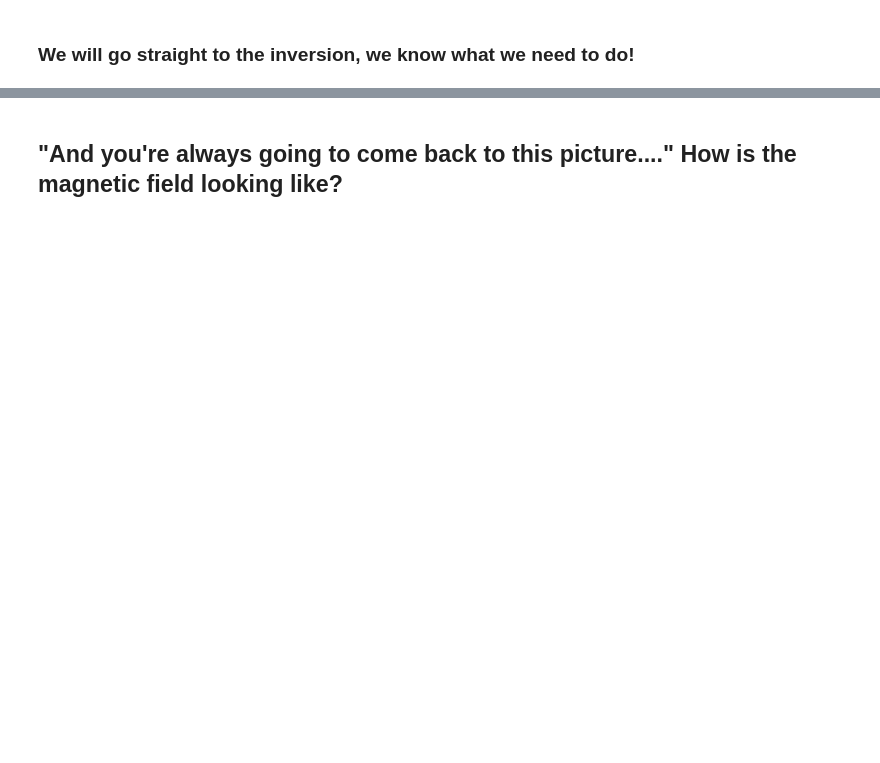
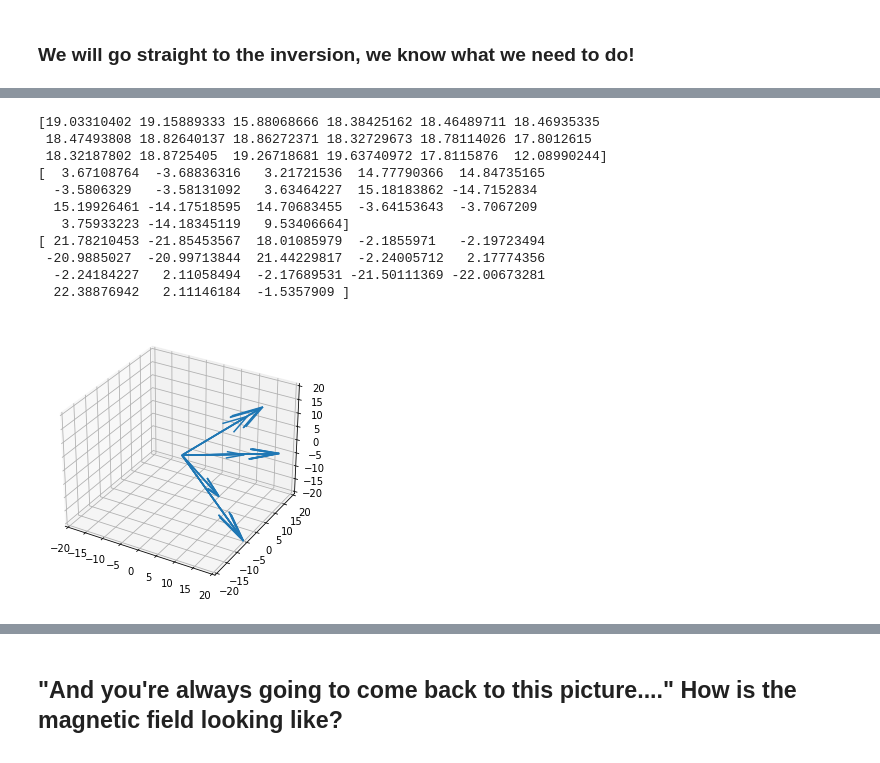
Before and after one commit to ivanzmilic/dkist_workshop_5, a Jupyter notebook: Hanle_single_profile_inversion.ipynb, the cells around one changed output, grey strips where cells are left out. Saved outputs shown, nothing was run; the diff lists cells and outputs as text; code cells hidden in the pictures; blank space fills up the shorter version.

```diff
--- a/Hanle_single_profile_inversion.ipynb
+++ b/Hanle_single_profile_inversion.ipynb
@@ -121,3 +131,5 @@ plt.plot(ll-10830,fit[0,3,:])
+# %%
+good = [0]
 # %%
 result['ch1'].keys()
 # Print them neatly:
@@ -172,10 +206,10 @@ Text(0.5, 0, 'Wavelength')
 # %%
 # First the wavelength axis
 n_wvl = len(ll)
-np.savetxt('10830_A6.wavelength', ll, header='lambda')
+np.savetxt('10830_A8.wavelength', ll, header='lambda')
 
 # Then we will save something called, 'weigths', this will allow us to fine-tune the inversion if needed.
-f = open('10830_A6.weights', 'w')
+f = open('10830_A8.weights', 'w')
 f.write('# WeightI WeightQ WeightU WeightV\n')
 for i in range(n_wvl):
     f.write('1.0    1.0   1.0   1.0\n')
@@ -185,7 +219,7 @@ stokes_to_fit = stokes
 
 # And finally, the 'observed' Stokes parameters:
 
-f = open('10830_A6_stokes.1d', 'wb')
+f = open('10830_A8_stokes.1d', 'wb')
 f.write(b'# LOS theta_LOS, phi_LOS, gamma_LOS\n')
 f.write(b'90.0 0.0 90.0\n') # This should be identical to the above otherwise we will get inconsistent results.
                             # this is something you should know from the observations
@@ -248,0 +293,2 @@ plt.plot(ll-10830,fit[r,3,:])
+# %%
+good = np.array([0,1,2,3,4,5,7,8,9,10,12,13,14,15,16,17,18,19])
@@ -248,0 +299,37 @@ plt.plot(ll-10830,fit[r,3,:])
+# %%
+%matplotlib inline
+from mpl_toolkits.mplot3d import Axes3D
+
+Bx = result['ch1']['Bx'][0,good,0]
+By = result['ch1']['By'][0,good,0]
+Bz = result['ch1']['Bz'][0,good,0]
+print (Bx)
+print (By)
+print (Bz)
+
+vectors = np.zeros([len(good),6])
+for i in range(0,len(good)):
+    #vectors[i] = np.array([[0, 0, 0, params_original[0],params_original[1],params_original[2]], [0, 0, 0, Bx,By,Bz]])
+    vectors[i] = [0,0,0,Bx[i],By[i],Bz[i]]
+
+X, Y, Z, U, V, W = zip(*vectors)
+fig = plt.figure()
+ax = fig.add_subplot(111, projection='3d')
+ax.quiver(X, Y, Z, U, V, W)
+ax.set_xlim([-20, 20])
+ax.set_ylim([-20, 20])
+ax.set_zlim([-20, 20])
+plt.show()
+# %% [output]
+[19.03310402 19.15889333 15.88068666 18.38425162 18.46489711 18.46935335
+ 18.47493808 18.82640137 18.86272371 18.32729673 18.78114026 17.8012615
+ 18.32187802 18.8725405  19.26718681 19.63740972 17.8115876  12.08990244]
+[  3.67108764  -3.68836316   3.21721536  14.77790366  14.84735165
+  -3.5806329   -3.58131092   3.63464227  15.18183862 -14.7152834
+  15.19926461 -14.17518595  14.70683455  -3.64153643  -3.7067209
+   3.75933223 -14.18345119   9.53406664]
+[ 21.78210453 -21.85453567  18.01085979  -2.1855971   -2.19723494
+ -20.9885027  -20.99713844  21.44229817  -2.24005712   2.17774356
+  -2.24184227   2.11058494  -2.17689531 -21.50111369 -22.00673281
+  22.38876942   2.11146184  -1.5357909 ]
+[figure, added]
```
Also changed, not shown: parts of 20 cells of this notebook, 1 other file.
